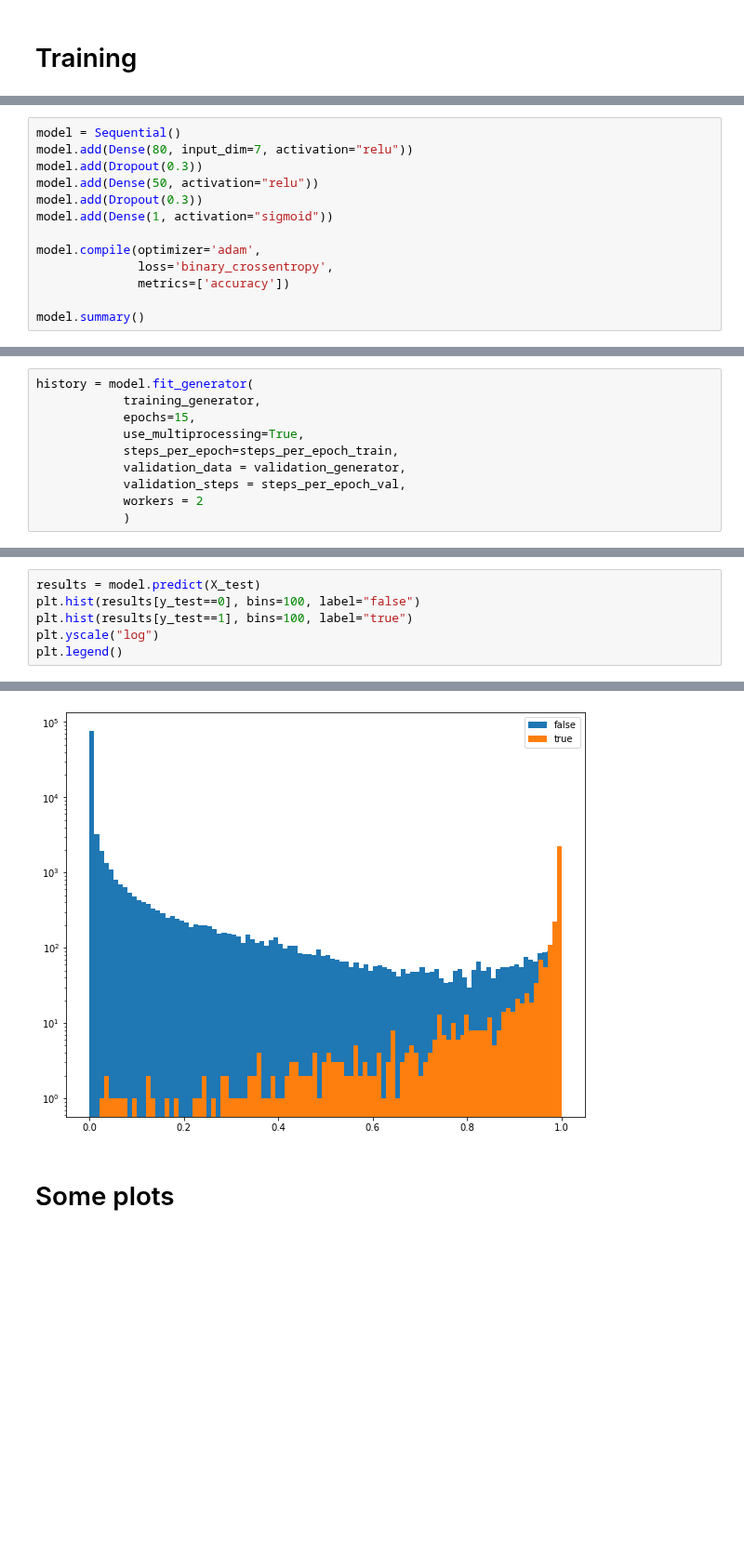
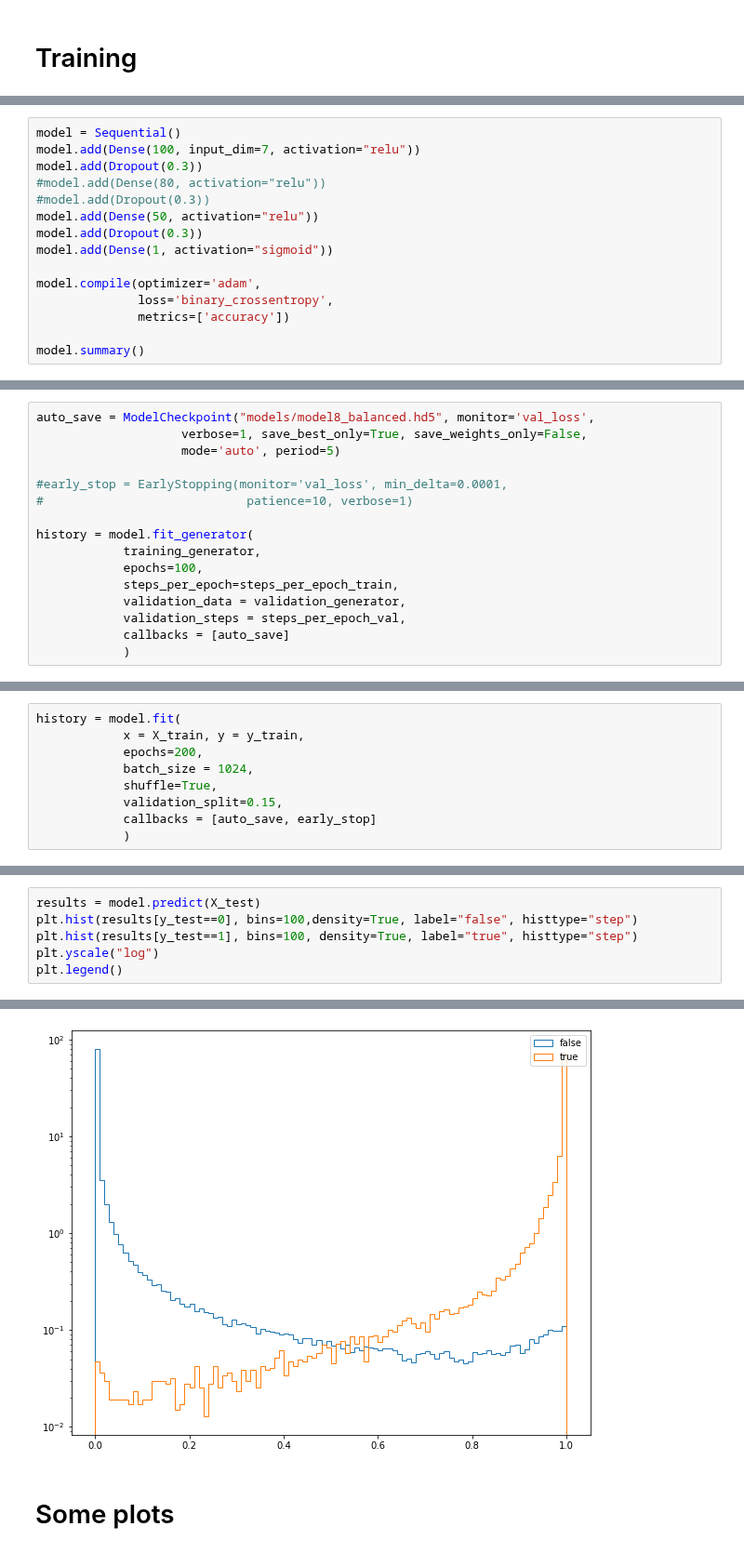
Before and after one commit to valsdav/DeepSuperCluster, a Jupyter notebook: SimpleDNN.ipynb, the cells around one changed output, grey strips where cells are left out. Shown at 93% size. Cells and saved outputs as stored; diff of their text form; blank space fills up the shorter version.

Commit message:
Adding evaluation plots

```diff
--- a/SimpleDNN.ipynb
+++ b/SimpleDNN.ipynb
@@ -152,7 +124,9 @@ from keras import backend as K
 # %%
 model = Sequential()
-model.add(Dense(80, input_dim=7, activation="relu"))
+model.add(Dense(100, input_dim=7, activation="relu"))
 model.add(Dropout(0.3))
+#model.add(Dense(80, activation="relu"))
+#model.add(Dropout(0.3))
 model.add(Dense(50, activation="relu"))
 model.add(Dropout(0.3))
 model.add(Dense(1, activation="sigmoid"))
@@ -200,12 +174,2 @@ Trainable params: 4,741
 Non-trainable params: 0
 _________________________________________________________________
-# %%
-history = model.fit_generator(
-            training_generator,
-            epochs=15,
-            use_multiprocessing=True,
-            steps_per_epoch=steps_per_epoch_train,
-            validation_data = validation_generator,
-            validation_steps = steps_per_epoch_val,
-            workers = 2
-            )
@@ -230,0 +176,16 @@ Epoch 15/15
+# %%
+auto_save = ModelCheckpoint("models/model8_balanced.hd5", monitor='val_loss',
+                    verbose=1, save_best_only=True, save_weights_only=False,
+                    mode='auto', period=5)
+
+#early_stop = EarlyStopping(monitor='val_loss', min_delta=0.0001,
+#                            patience=10, verbose=1)
+
+history = model.fit_generator(
+            training_generator,
+            epochs=100,
+            steps_per_epoch=steps_per_epoch_train,
+            validation_data = validation_generator,
+            validation_steps = steps_per_epoch_val,
+            callbacks = [auto_save]
+            )
@@ -230,0 +211,9 @@ Epoch 15/15
+# %%
+history = model.fit(
+            x = X_train, y = y_train,
+            epochs=200,
+            batch_size = 1024,
+            shuffle=True,
+            validation_split=0.15,
+            callbacks = [auto_save, early_stop]
+            )
@@ -262,11 +268,11 @@ plt.legend()
 # %%
 results = model.predict(X_test)
-plt.hist(results[y_test==0], bins=100, label="false")
-plt.hist(results[y_test==1], bins=100, label="true")
+plt.hist(results[y_test==0], bins=100,density=True, label="false", histtype="step")
+plt.hist(results[y_test==1], bins=100, density=True, label="true", histtype="step")
 plt.yscale("log")
 plt.legend()
 # %% [output]
 <matplotlib.legend.Legend at 0x...>
-[figure, old version]
+[figure, new version]
 # %% [markdown]
 # Some plots
```
Also changed, not shown: parts of 42 cells of this notebook, 2 other files.
